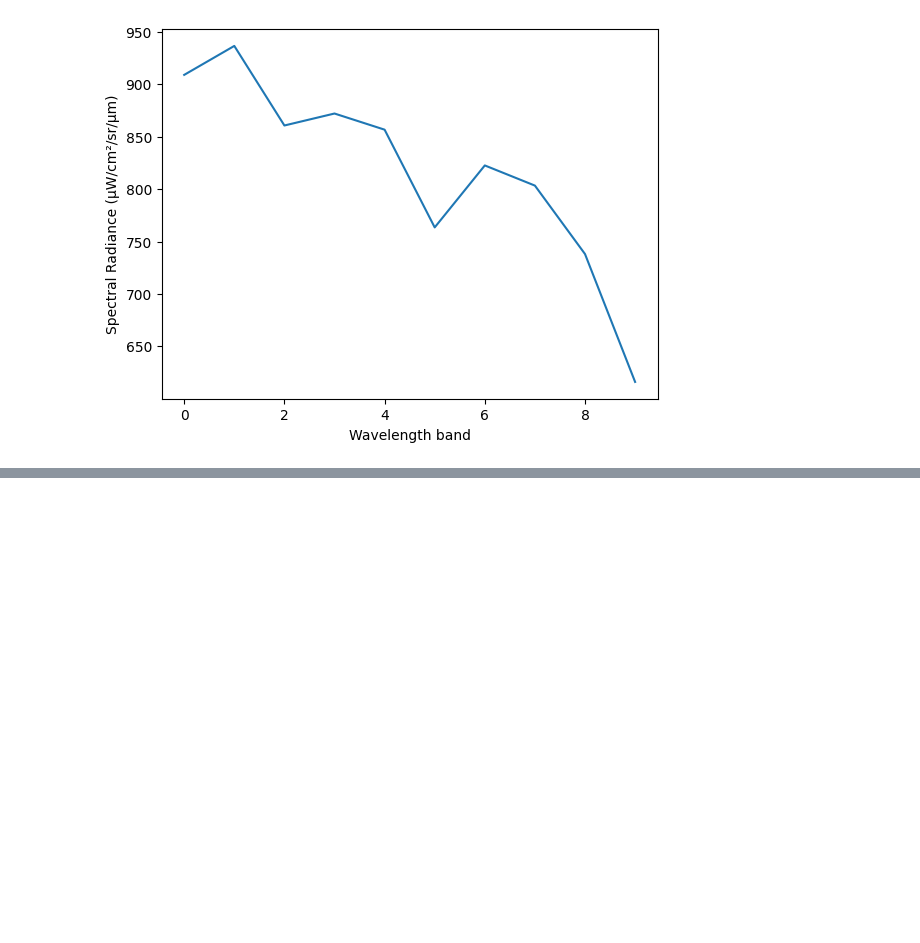
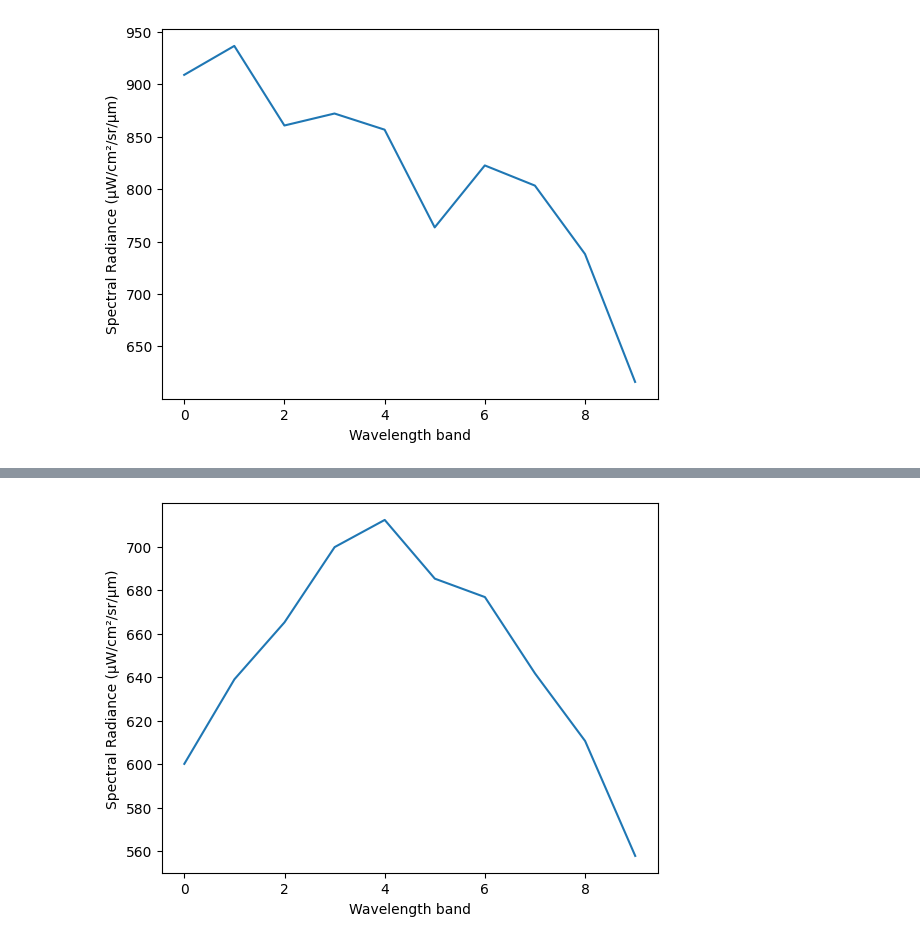
Before and after one commit to pimientoyolo/miThermal, a Jupyter notebook: notebooks/view_static.ipynb, the cells around one changed output, grey strips where cells are left out. Drawn from its saved outputs; the diff is of its cells as text; code cells hidden in the pictures; blank space fills up the shorter version.

```diff
--- a/notebooks/view_static.ipynb
+++ b/notebooks/view_static.ipynb
@@ -52,0 +60,7 @@ Text(0, 0.5, 'Spectral Radiance (μW/cm²/sr/μm)')
+# %%
+plt.plot(b_air[100, 100, :])
+plt.xlabel("Wavelength band")
+plt.ylabel("Spectral Radiance (μW/cm²/sr/μm)")
+plt.show()
+# %% [output]
+[figure, added]
```
Also changed, not shown: parts of 3 cells of this notebook, 6 other files.
